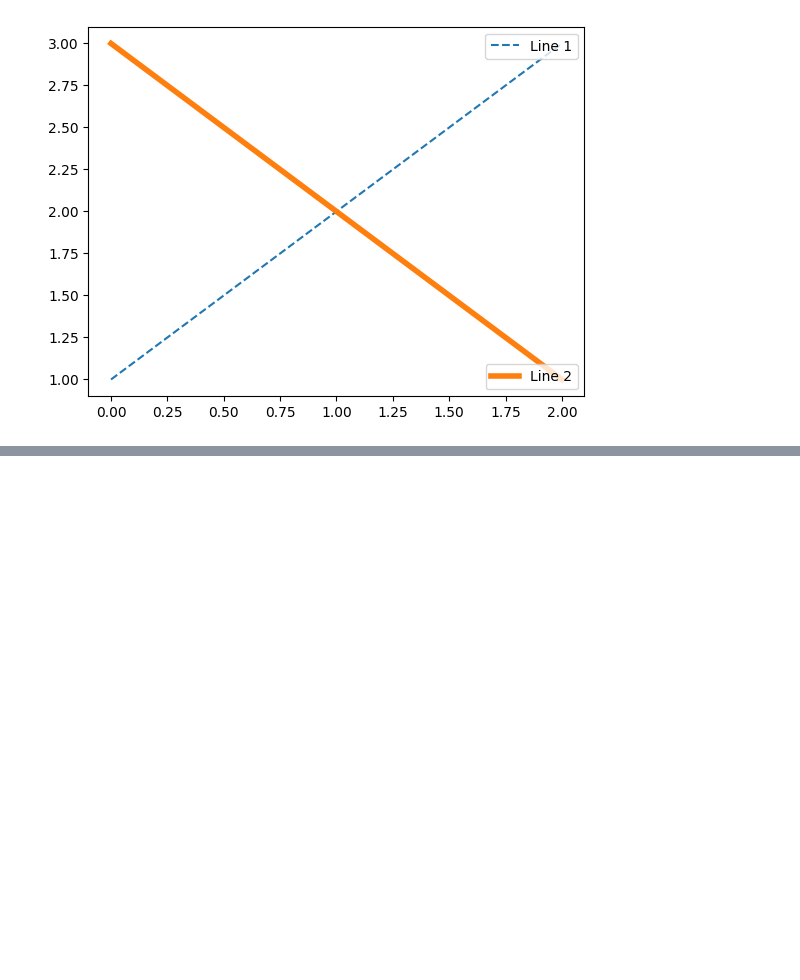
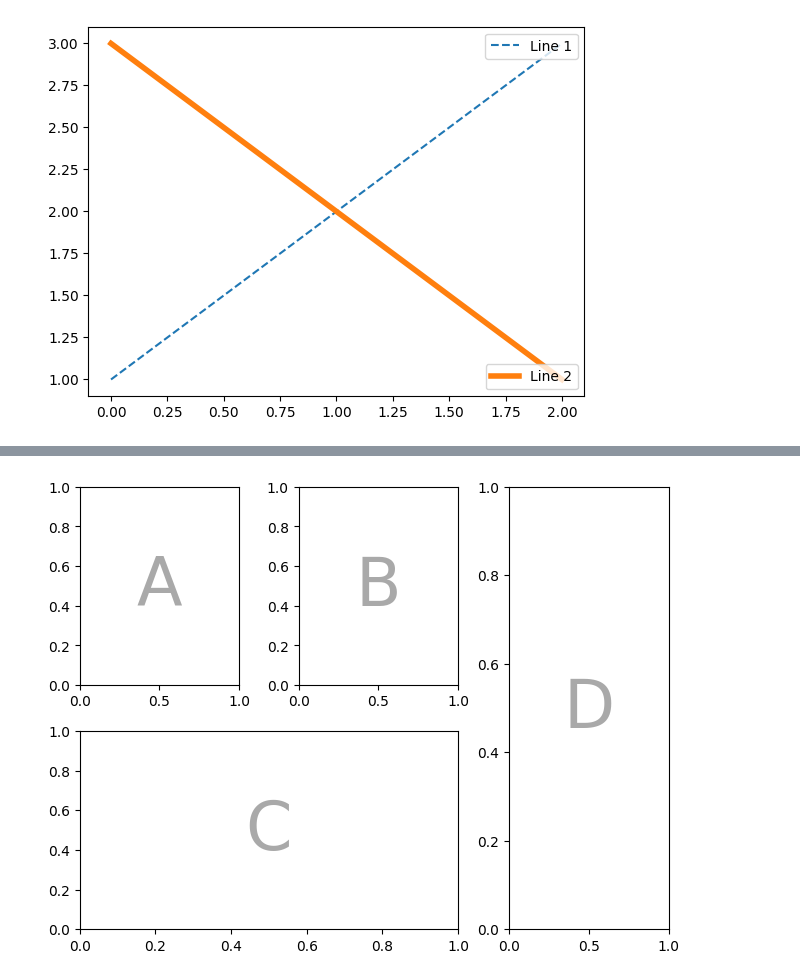
Before and after one commit to manasesmutembei11/ML, a Jupyter notebook: matplotlib/matplotlib_axes&subplots.ipynb, the cells around one changed output, grey strips where cells are left out. Cells and saved outputs as stored; diff of their text form; code cells hidden in the pictures; blank space fills up the shorter version.

```diff
--- a/matplotlib/matplotlib_axes&subplots.ipynb
+++ b/matplotlib/matplotlib_axes&subplots.ipynb
@@ -655,0 +716,11 @@ plt.show()
+# %%
+#Axes spanning multiple rows/columns
+axd = plt.figure(layout="constrained").subplot_mosaic(
+    """
+    ABD
+    CCD
+    """
+)
+identify_axes(axd)
+# %% [output]
+[figure, added]
```
Also changed, not shown: parts of 7 cells of this notebook.
